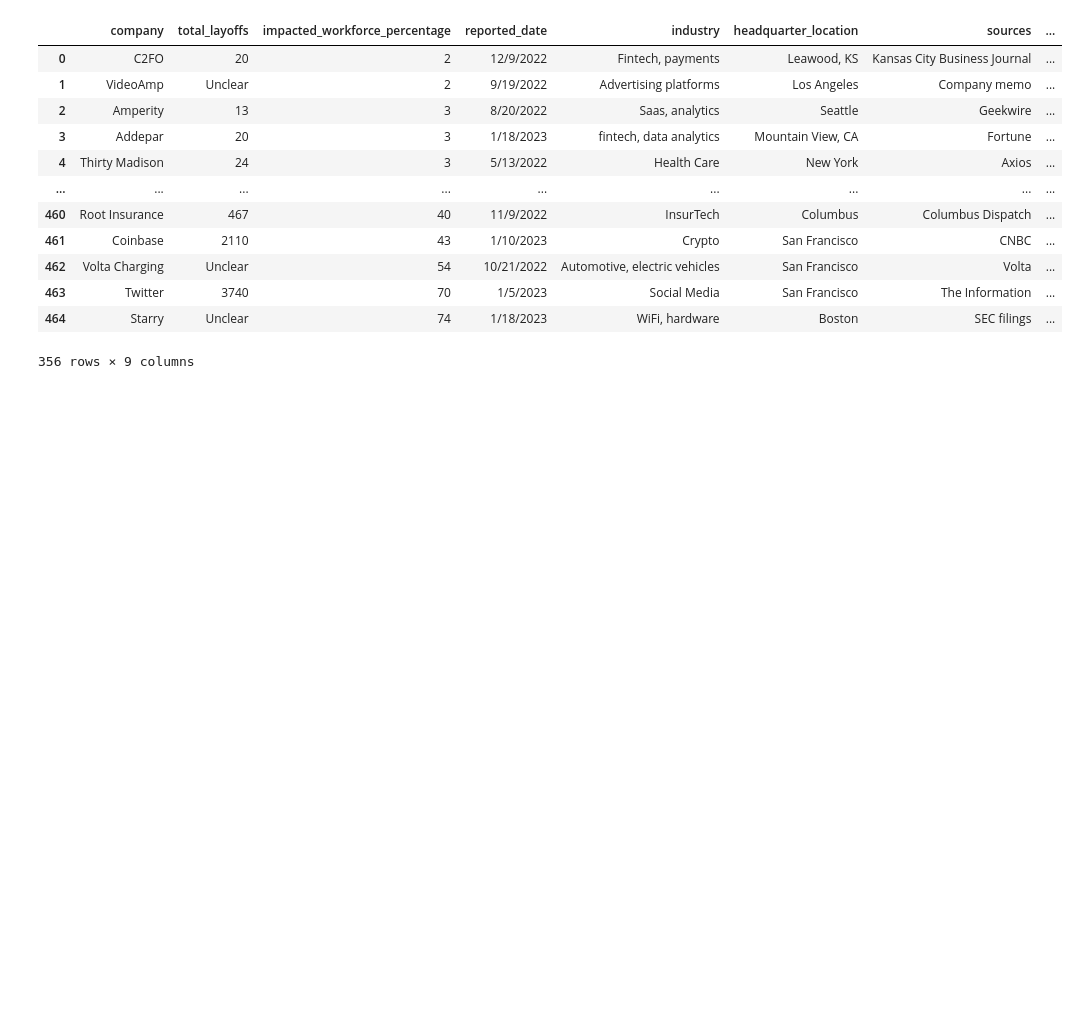
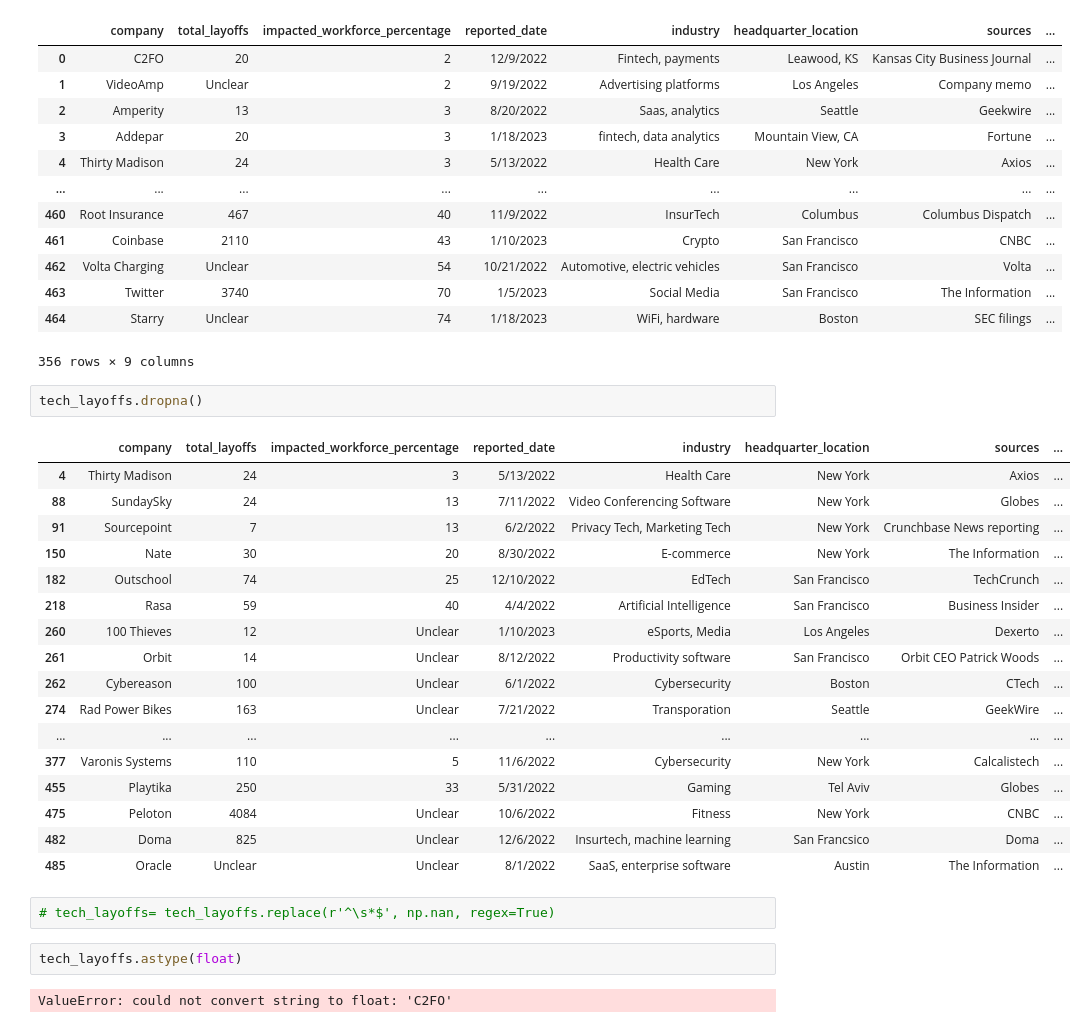
Before and after one commit to kaylajgranados/1.23-Tech-Layoffs, a Jupyter notebook: tech_layoffs.ipynb, the cells around one changed output. Saved outputs shown, nothing was run; the diff lists cells and outputs as text; blank space fills up the shorter version.

```diff
--- a/tech_layoffs.ipynb
+++ b/tech_layoffs.ipynb
@@ -126,3 +101,29 @@ tech_layoffs[tech_layoffs['impacted_workforce_percentage'].str.contains('Unclear
 | 463 | Twitter | 3740 | 70 | 1/5/2023 | Social Media | San Francisco | The Information | ... |
 | 464 | Starry | Unclear | 74 | 1/18/2023 | WiFi, hardware | Boston | SEC filings | ... |
 356 rows × 9 columns
+# %%
+tech_layoffs.dropna()
+# %% [output]
+|  | company | total_layoffs | impacted_workforce_percentage | reported_date | industry | headquarter_location | sources | ... |
+| 4 | Thirty Madison | 24 | 3 | 5/13/2022 | Health Care | New York | Axios | ... |
+| 88 | SundaySky | 24 | 13 | 7/11/2022 | Video Conferencing Software | New York | Globes | ... |
+| 91 | Sourcepoint | 7 | 13 | 6/2/2022 | Privacy Tech, Marketing Tech | New York | Crunchbase News reporting | ... |
+| 150 | Nate | 30 | 20 | 8/30/2022 | E-commerce | New York | The Information | ... |
+| 182 | Outschool | 74 | 25 | 12/10/2022 | EdTech | San Francisco | TechCrunch | ... |
+| 218 | Rasa | 59 | 40 | 4/4/2022 | Artificial Intelligence | San Francisco | Business Insider | ... |
+| 260 | 100 Thieves | 12 | Unclear | 1/10/2023 | eSports, Media | Los Angeles | Dexerto | ... |
+| 261 | Orbit | 14 | Unclear | 8/12/2022 | Productivity software | San Francisco | Orbit CEO Patrick Woods | ... |
+| 262 | Cybereason | 100 | Unclear | 6/1/2022 | Cybersecurity | Boston | CTech | ... |
+| 274 | Rad Power Bikes | 163 | Unclear | 7/21/2022 | Transporation | Seattle | GeekWire | ... |
+| ... | ... | ... | ... | ... | ... | ... | ... | ... |
+| 377 | Varonis Systems | 110 | 5 | 11/6/2022 | Cybersecurity | New York | Calcalistech | ... |
+| 455 | Playtika | 250 | 33 | 5/31/2022 | Gaming | Tel Aviv | Globes | ... |
+| 475 | Peloton | 4084 | Unclear | 10/6/2022 | Fitness | New York | CNBC | ... |
+| 482 | Doma | 825 | Unclear | 12/6/2022 | Insurtech, machine learning | San Francsico | Doma | ... |
+| 485 | Oracle | Unclear | Unclear | 8/1/2022 | SaaS, enterprise software | Austin | The Information | ... |
+# %%
+# tech_layoffs= tech_layoffs.replace(r'^\s*$', np.nan, regex=True)
+# %%
+tech_layoffs.astype(float)
+# %% [output]
+ValueError: could not convert string to float: 'C2FO'
```
Also changed, not shown: parts of 9 cells of this notebook.
